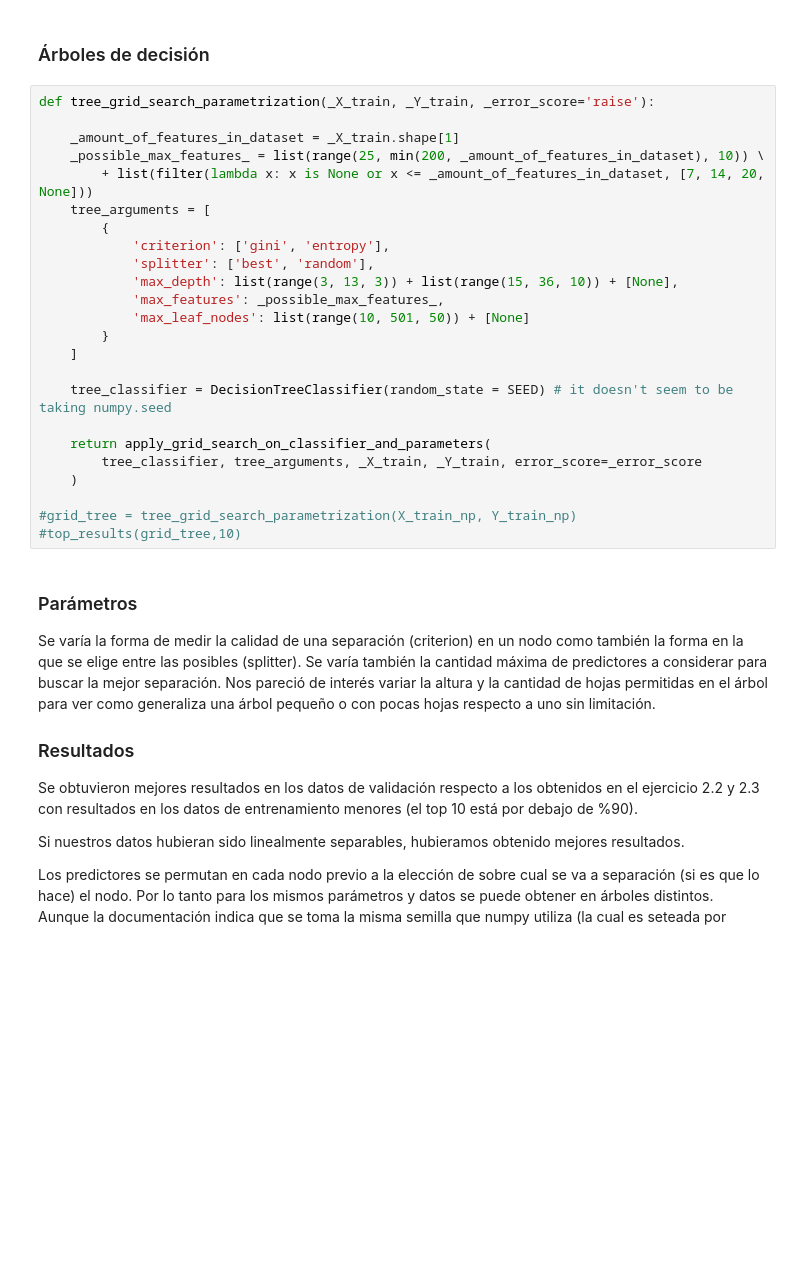
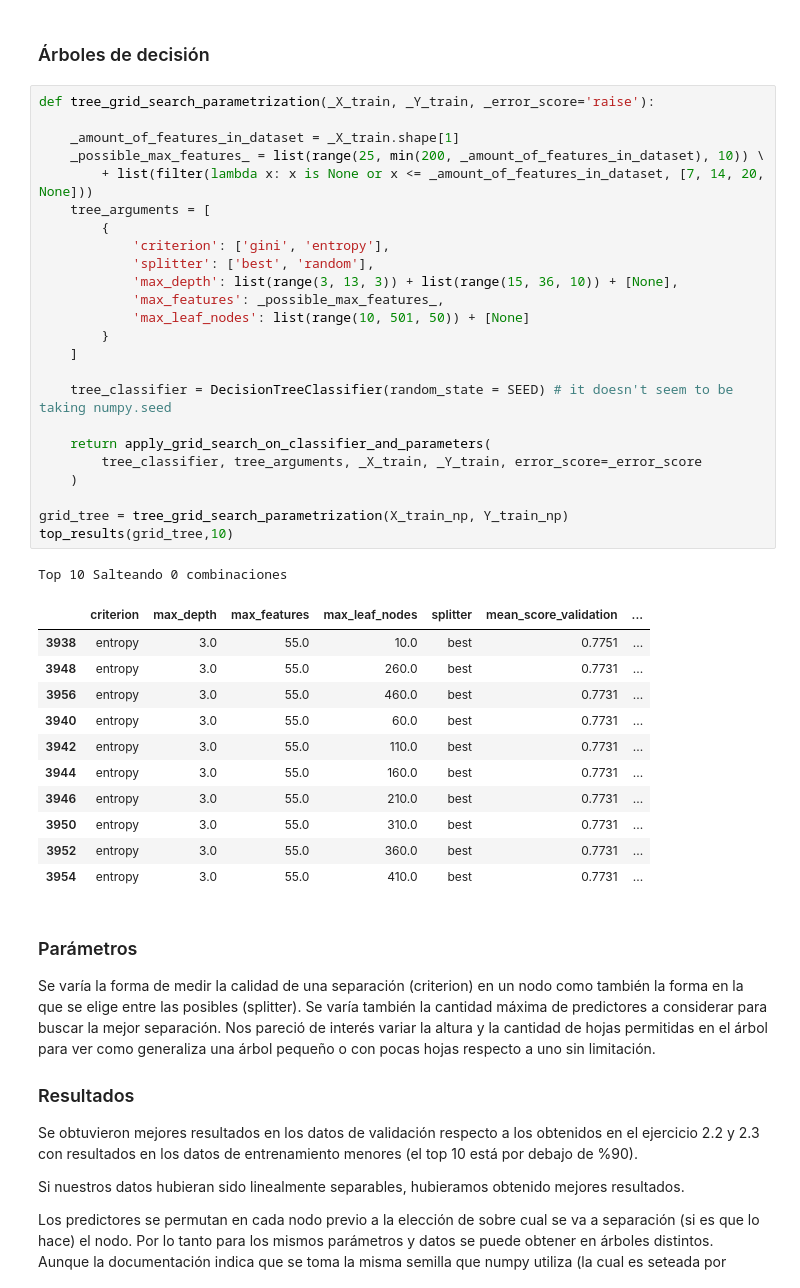
Before and after one commit to BrianBohe/aa-notebooks, a Jupyter notebook: TP1/TP1.ipynb, the cells around one changed output. Drawn from its saved outputs; the diff is of its cells as text; blank space fills up the shorter version.

```diff
--- a/TP1/TP1.ipynb
+++ b/TP1/TP1.ipynb
@@ -444,27 +444,40 @@ def apply_grid_search_on_classifier_and_parameters(
 # %%
 def tree_grid_search_parametrization(_X_train, _Y_train, _error_score='raise'):
 
     _amount_of_features_in_dataset = _X_train.shape[1]
     _possible_max_features_ = list(range(25, min(200, _amount_of_features_in_dataset), 10)) \
         + list(filter(lambda x: x is None or x <= _amount_of_features_in_dataset, [7, 14, 20, None]))
     tree_arguments = [
         {
             'criterion': ['gini', 'entropy'],
             'splitter': ['best', 'random'],
             'max_depth': list(range(3, 13, 3)) + list(range(15, 36, 10)) + [None],
             'max_features': _possible_max_features_,
             'max_leaf_nodes': list(range(10, 501, 50)) + [None]
         }
     ]
 
     tree_classifier = DecisionTreeClassifier(random_state = SEED) # it doesn't seem to be taking numpy.seed
 
     return apply_grid_search_on_classifier_and_parameters(
         tree_classifier, tree_arguments, _X_train, _Y_train, error_score=_error_score
     )
 
-#grid_tree = tree_grid_search_parametrization(X_train_np, Y_train_np)
-#top_results(grid_tree,10)
+grid_tree = tree_grid_search_parametrization(X_train_np, Y_train_np)
+top_results(grid_tree,10)
+# %% [output]
+Top 10 Salteando 0 combinaciones
+|  | criterion | max_depth | max_features | max_leaf_nodes | splitter | mean_score_validation | ... |
+| 3938 | entropy | 3.0 | 55.0 | 10.0 | best | 0.7751 | ... |
+| 3948 | entropy | 3.0 | 55.0 | 260.0 | best | 0.7731 | ... |
+| 3956 | entropy | 3.0 | 55.0 | 460.0 | best | 0.7731 | ... |
+| 3940 | entropy | 3.0 | 55.0 | 60.0 | best | 0.7731 | ... |
+| 3942 | entropy | 3.0 | 55.0 | 110.0 | best | 0.7731 | ... |
+| 3944 | entropy | 3.0 | 55.0 | 160.0 | best | 0.7731 | ... |
+| 3946 | entropy | 3.0 | 55.0 | 210.0 | best | 0.7731 | ... |
+| 3950 | entropy | 3.0 | 55.0 | 310.0 | best | 0.7731 | ... |
+| 3952 | entropy | 3.0 | 55.0 | 360.0 | best | 0.7731 | ... |
+| 3954 | entropy | 3.0 | 55.0 | 410.0 | best | 0.7731 | ... |
 # %% [markdown]
 ### Parámetros
 Se varía la forma de medir la calidad de una separación (criterion) en un nodo como también la forma en la que se elige entre las posibles (splitter). Se varía también la cantidad máxima de predictores a considerar para buscar la mejor separación.
```
Also changed, not shown: parts of 28 cells of this notebook.
